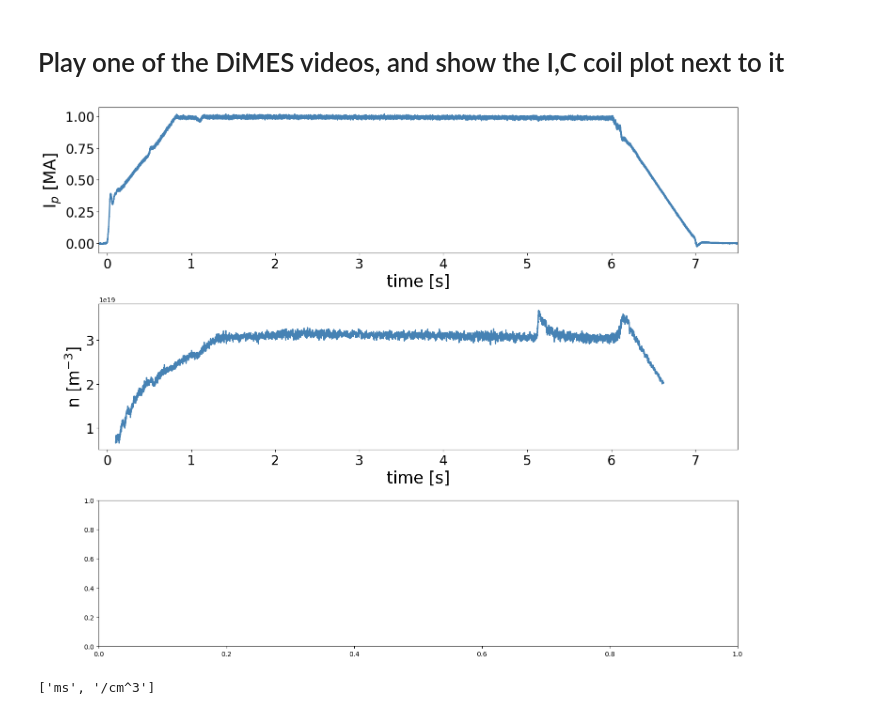
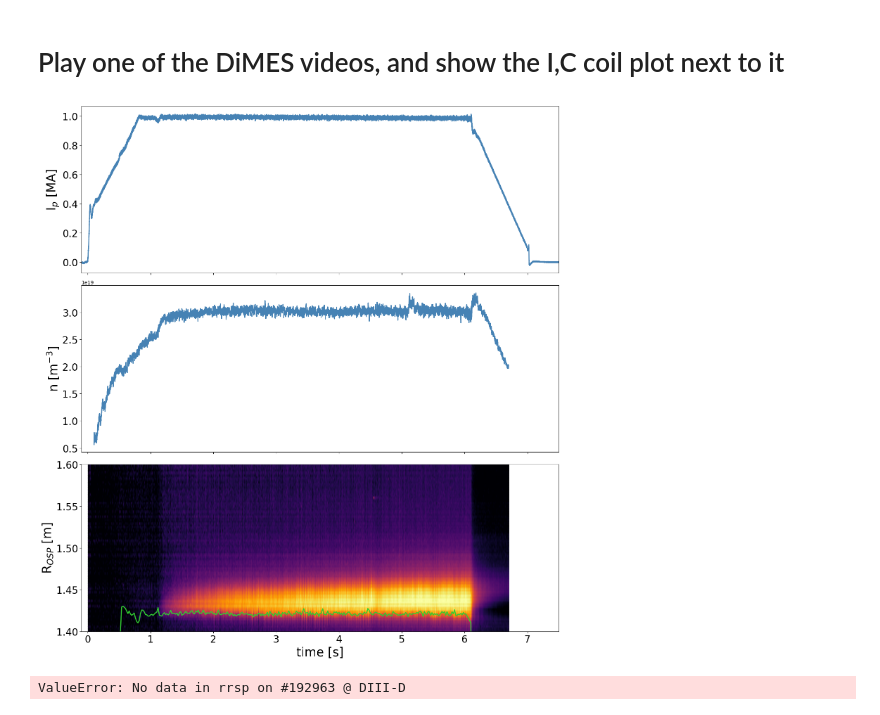
Before and after one commit to as-maan/sol_efc, a Jupyter notebook: DiMES.ipynb, the cells around one changed output. Saved outputs shown, nothing was run; the diff lists cells and outputs as text; code cells hidden in the pictures.

```diff
--- a/DiMES.ipynb
+++ b/DiMES.ipynb
@@ -76,19 +74,45 @@ ax.add_patch(fc_fov)
 # %%
 import matplotlib.pyplot as plt
 import plot_tools as plot
 import read
+import numpy as np
+import matplotlib.colors
 
-shot = 192969
-fig, ax = plt.subplots(3,1,figsize=(15,12))
+shot = 192966
+fig, ax = plt.subplots(3,1,figsize=(15,16))
 ip,t,units = read.one_d(shot,'ip')
 plot.plot1d_ax(ax[0],t/1000,ip/1e6,'time [s]',r'I$_p$ [MA]',xlim=[-0.1,7.5])
 n,t,units = read.one_d(shot,'density')
 plot.plot1d_ax(ax[1],t/1000,n*1e6,'time [s]',r'n [m$^{-3}$]',xlim=[-0.1,7.5])
+
+x,t,pos,units = read.two_d(192963,'irtvq2dr2')
+ax[2].pcolormesh(t/1000,pos/100,np.transpose(x),cmap='inferno',shading='gouraud',
+                 vmin=1,vmax=95)
+ax[2].set_ylim([1.4,1.6])
+ax[2].set_xlim([0,7.5])
+
+osp,t,units = read.one_d(shot,'rvsod')
+plot.plot1d_ax(ax[2],t/1000,osp,'time [s]',r'R$_{OSP}$ [m]',xlim=[-0.1,7.5],ylim=[1.4,1.6],c='limegreen')
+
+# remove xlables and xticklabels from all but bottom plot
+for i in range(len(ax)-1):
+    ax[i].set_xlabel('')
+    ax[i].set_xticklabels([])
+
+
 # tight
 fig.tight_layout()
 # %% [output]
-[figure, old version]
+[figure, new version]
-# %%
-units
-# %% [output]
-['ms', '/cm^3']
+# %%
+import read
+import matplotlib.pyplot as plt
+import numpy as np
+x,pos,t,units = read.two_d(192963,'rrsp')
+# plot the data
+fig, ax = plt.subplots(1,figsize=(15,5))
+ax.pcolormesh(pos,t,np.transpose(x),cmap='inferno')
+# ylim 140 and above
+ax.set_ylim([140,160])
+# %% [output]
+ValueError: No data in rrsp on #192963 @ DIII-D
```
Also changed, not shown: parts of 7 cells of this notebook, 3 other files.
